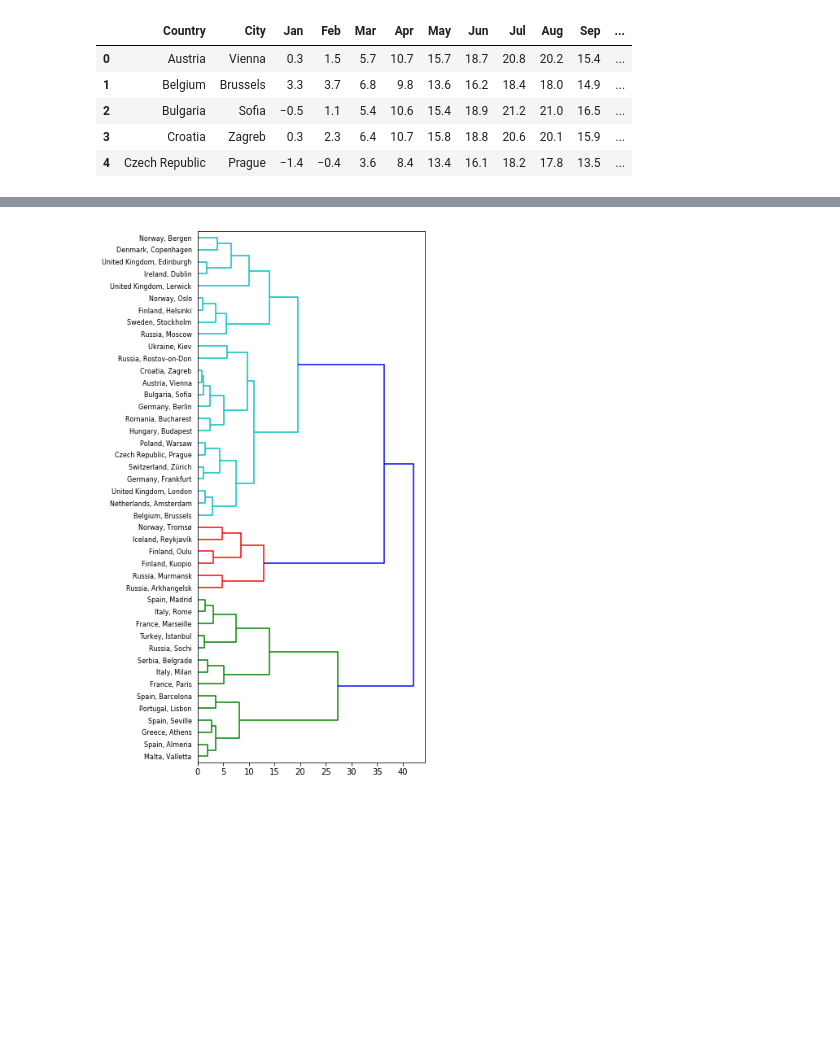
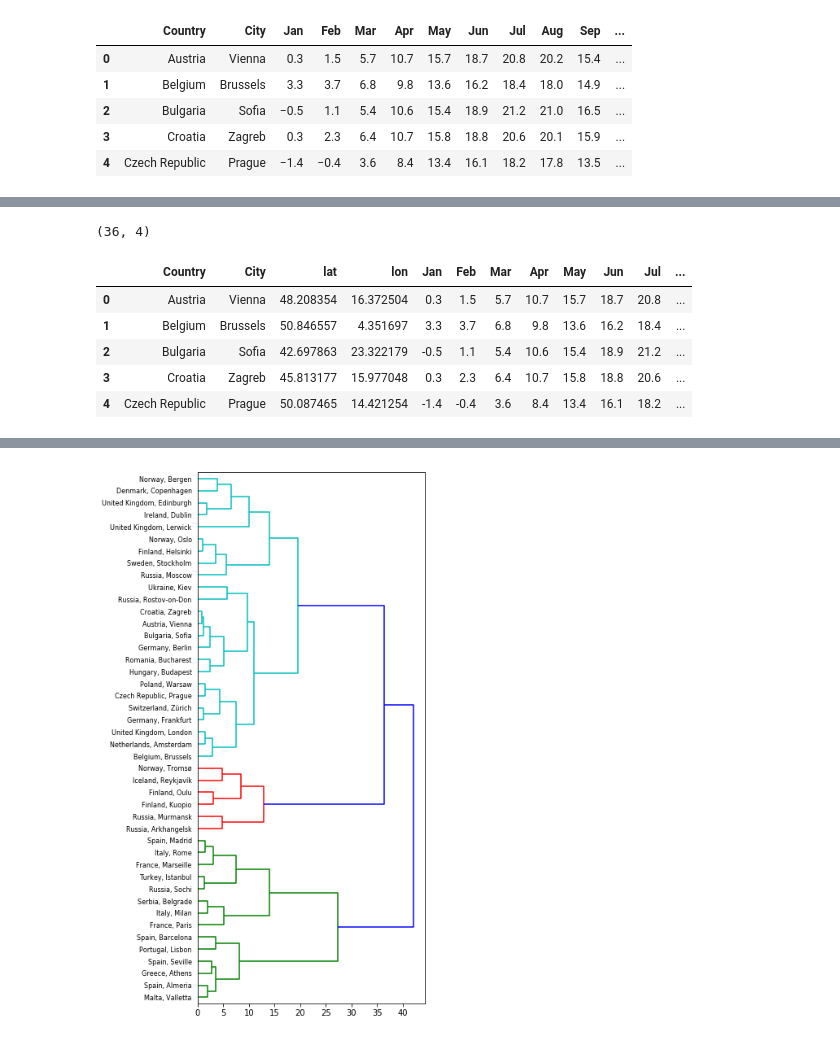
Before and after one commit to rareal/Coursera_Capstone, a Jupyter notebook: Capstone_final_report_code.ipynb, the cells around one changed output, grey strips where cells are left out. Drawn from its saved outputs; the diff is of its cells as text; code cells hidden in the pictures; blank space fills up the shorter version.

```diff
--- a/Capstone_final_report_code.ipynb
+++ b/Capstone_final_report_code.ipynb
@@ -68,0 +113,2 @@ ttable.to_csv('temp_table.csv')
+# %%
+temp_ll_table = pd.read_csv('temp_table.csv',index_col=0)
@@ -68,0 +170,17 @@ ttable.to_csv('temp_table.csv')
+# %%
+# remove absolute values and remove cities with zero jobs
+jobs_table2 = jobs_table.drop(['lk','cj'],axis=1).loc[jobs_table.job_index>0].reset_index()
+jobs_table2.shape
+# %% [output]
+(36, 4)
+# %%
+# merge jobs and temperature table
+tllj_table = pd.merge(temp_ll_table,jobs_table2).drop('index',axis=1)
+tllj_table.head()
+# %% [output]
+|  | Country | City | lat | lon | Jan | Feb | Mar | Apr | May | Jun | Jul | ... |
+| 0 | Austria | Vienna | 48.208354 | 16.372504 | 0.3 | 1.5 | 5.7 | 10.7 | 15.7 | 18.7 | 20.8 | ... |
+| 1 | Belgium | Brussels | 50.846557 | 4.351697 | 3.3 | 3.7 | 6.8 | 9.8 | 13.6 | 16.2 | 18.4 | ... |
+| 2 | Bulgaria | Sofia | 42.697863 | 23.322179 | -0.5 | 1.1 | 5.4 | 10.6 | 15.4 | 18.9 | 21.2 | ... |
+| 3 | Croatia | Zagreb | 45.813177 | 15.977048 | 0.3 | 2.3 | 6.4 | 10.7 | 15.8 | 18.8 | 20.6 | ... |
+| 4 | Czech Republic | Prague | 50.087465 | 14.421254 | -1.4 | -0.4 | 3.6 | 8.4 | 13.4 | 16.1 | 18.2 | ... |
```
Also changed, not shown: parts of 23 cells of this notebook, 1 other file.
